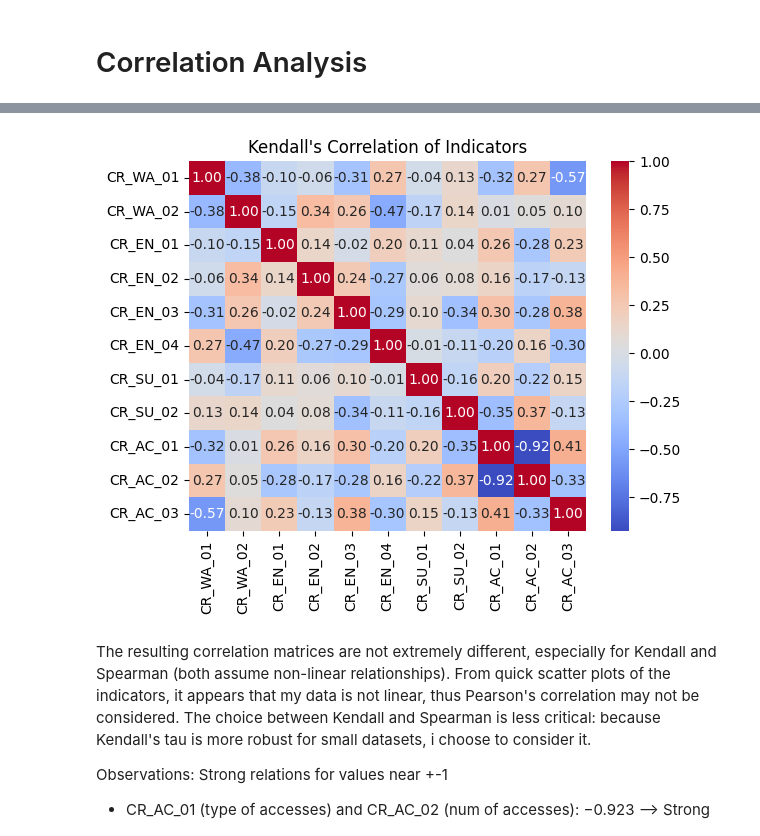
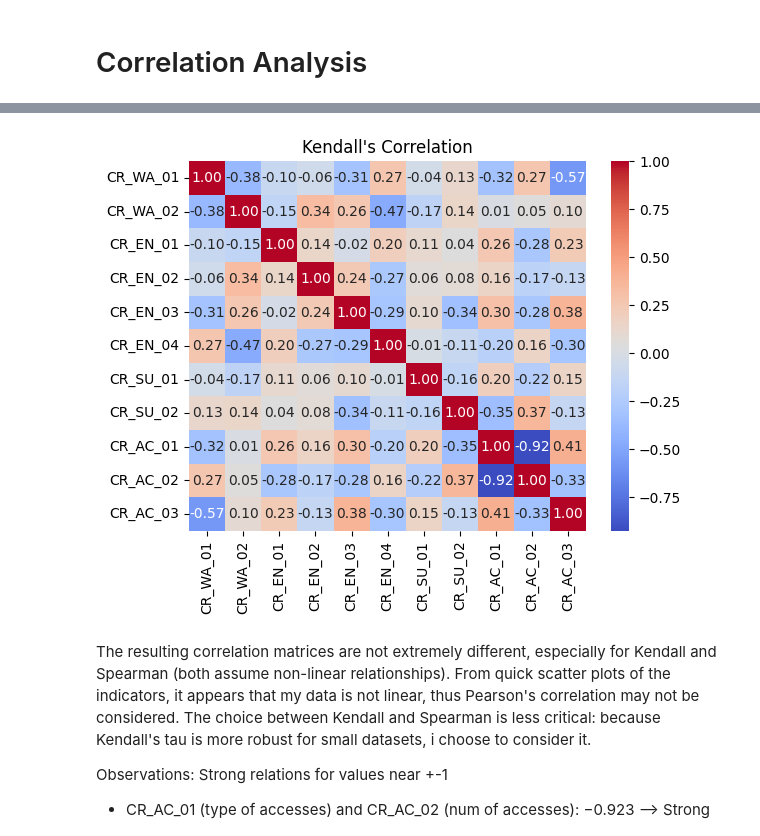
Before and after one commit to dclfbk/alpinehutsustainability, a Jupyter notebook: code/mcdm_analysis.ipynb, the cells around one changed output, grey strips where cells are left out. Saved outputs shown, nothing was run; the diff lists cells and outputs as text; code cells hidden in the pictures.

```diff
--- a/code/mcdm_analysis.ipynb
+++ b/code/mcdm_analysis.ipynb
@@ -809,13 +809,13 @@ plt.show()
 # %%
 # Kendall correlation: non-linear relationships, robust for small datasets
 kendall_corr = cr_df.corr(method='kendall')
 
 #plt.figure(figsize=(8, 8))
 sns.heatmap(kendall_corr, annot=True, cmap='coolwarm', fmt=".2f")
-plt.title("Kendall's Correlation of Indicators")
+plt.title("Kendall's Correlation")
 plt.show()
 # %% [output]
-[figure, old version]
+[figure, new version]
 # %% [markdown]
 The resulting correlation matrices are not extremely different, especially for Kendall and Spearman (both assume non-linear relationships). From quick scatter plots of the indicators, it appears that my data is not linear, thus Pearson's correlation may not be considered. The choice between Kendall and Spearman is less critical: because Kendall's tau is more robust for small datasets, i choose to consider it.
 
```
Also changed, not shown: parts of 9 cells of this notebook.
